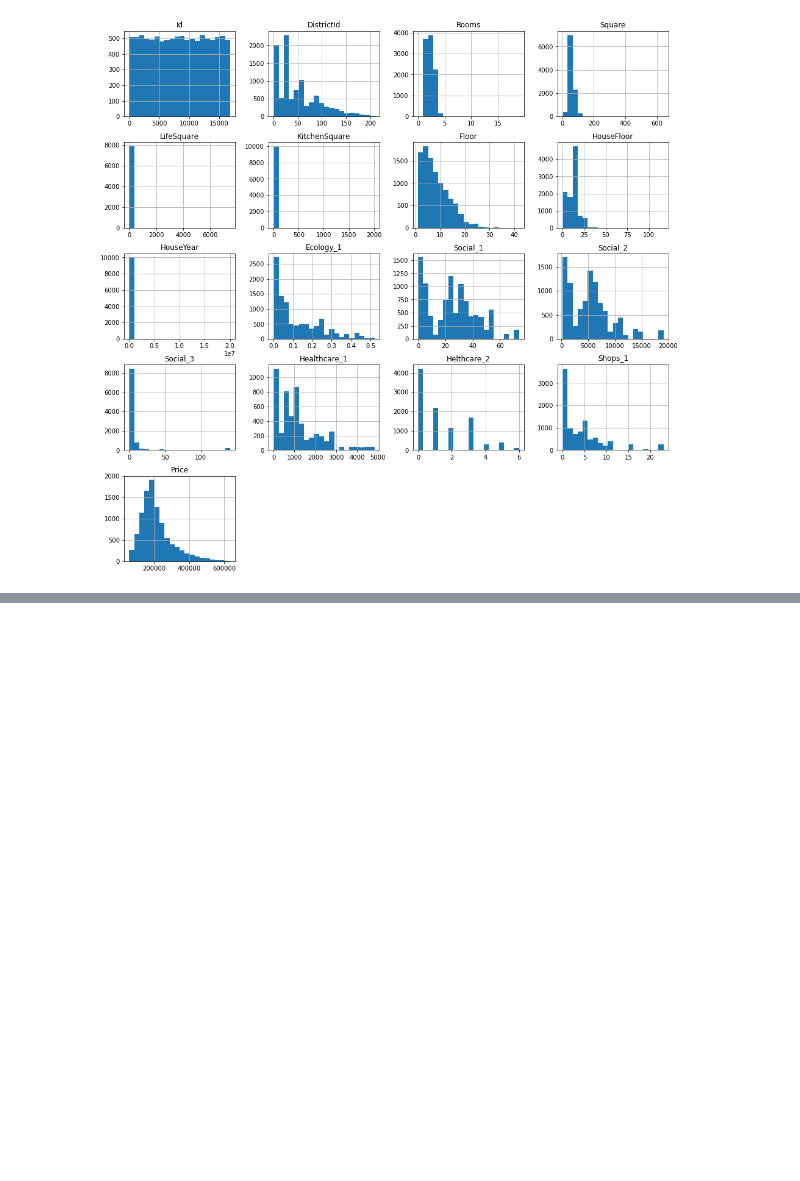
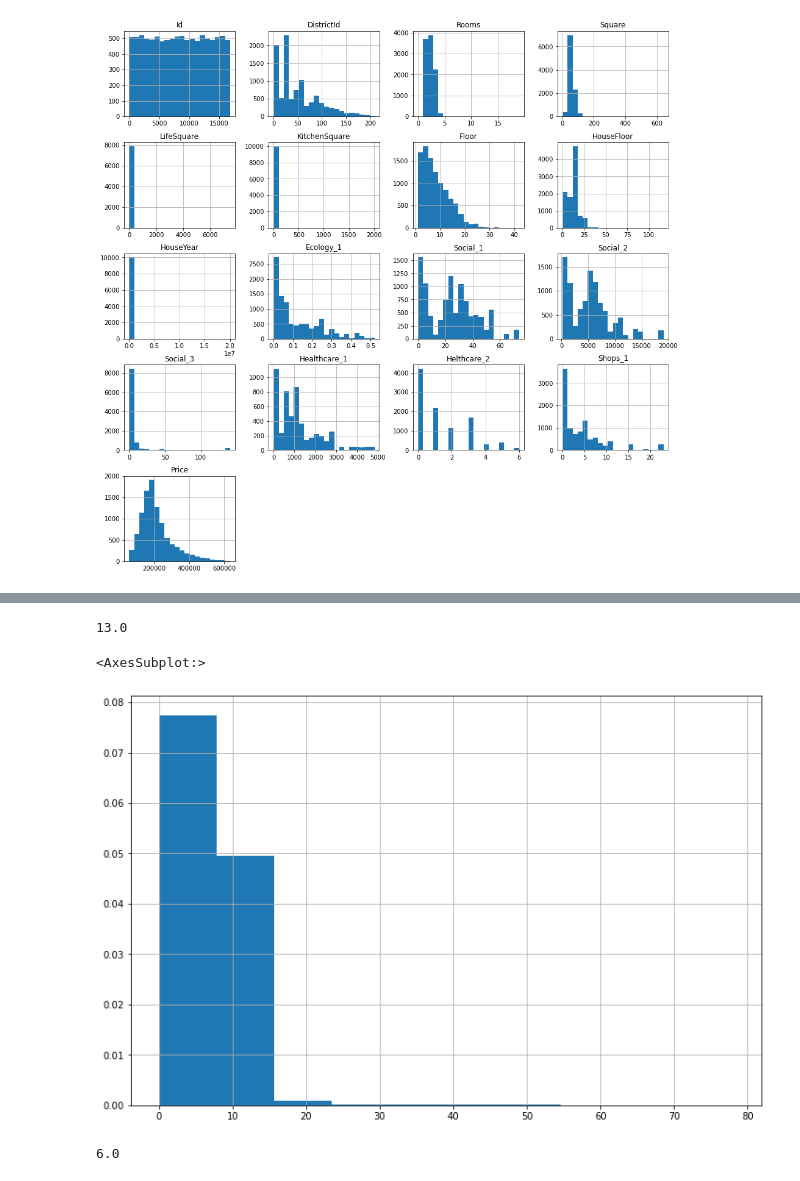
Before and after one commit to AlexanderMaslikhin/pandas_curs, a Jupyter notebook: real_estate_moscow.ipynb, the cells around one changed output, grey strips where cells are left out. Saved outputs shown, nothing was run; the diff lists cells and outputs as text; code cells hidden in the pictures; blank space fills up the shorter version.

```diff
--- a/real_estate_moscow.ipynb
+++ b/real_estate_moscow.ipynb
@@ -38,0 +120,3 @@ clean_df.describe()
+# %%
+df.loc[~df['LifeSquare'].isna(), 'LifeSquareRate'] = df['LifeSquare']/df['Square']
+df.head()
@@ -114,0 +230,3 @@ array([[<AxesSubplot:title={'center':'Id'}>,
+# %%
+df['HouseFloor'] = df['HouseFloor'].astype('int8')
+df.info()
@@ -114,0 +279,13 @@ array([[<AxesSubplot:title={'center':'Id'}>,
+# %%
+df['HouseFloor'].median()
+# %% [output]
+13.0
+# %%
+df.loc[df['KitchenSquare'] < 80, 'KitchenSquare'].hist(figsize=(12,8), density=True)
+# %% [output]
+<AxesSubplot:>
+[figure, added]
+# %%
+df['KitchenSquare'].median()
+# %% [output]
+6.0
```
Also changed, not shown: parts of 25 cells of this notebook, 1 other file.
